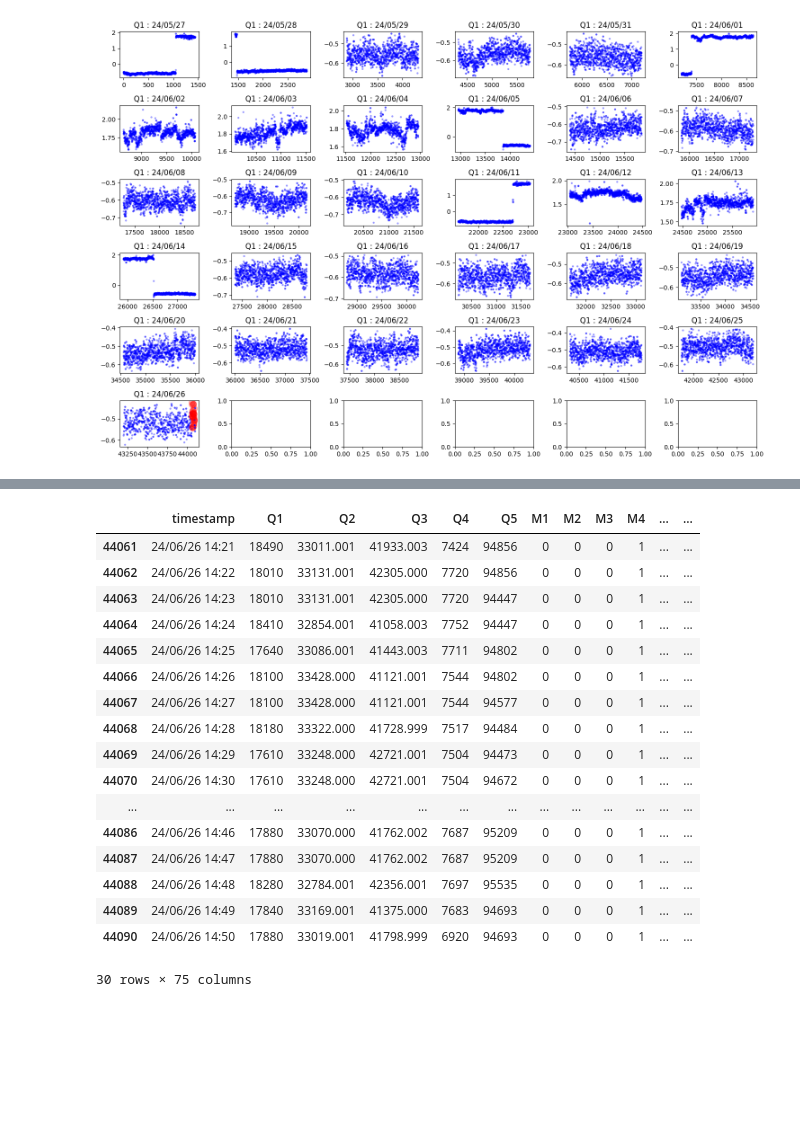
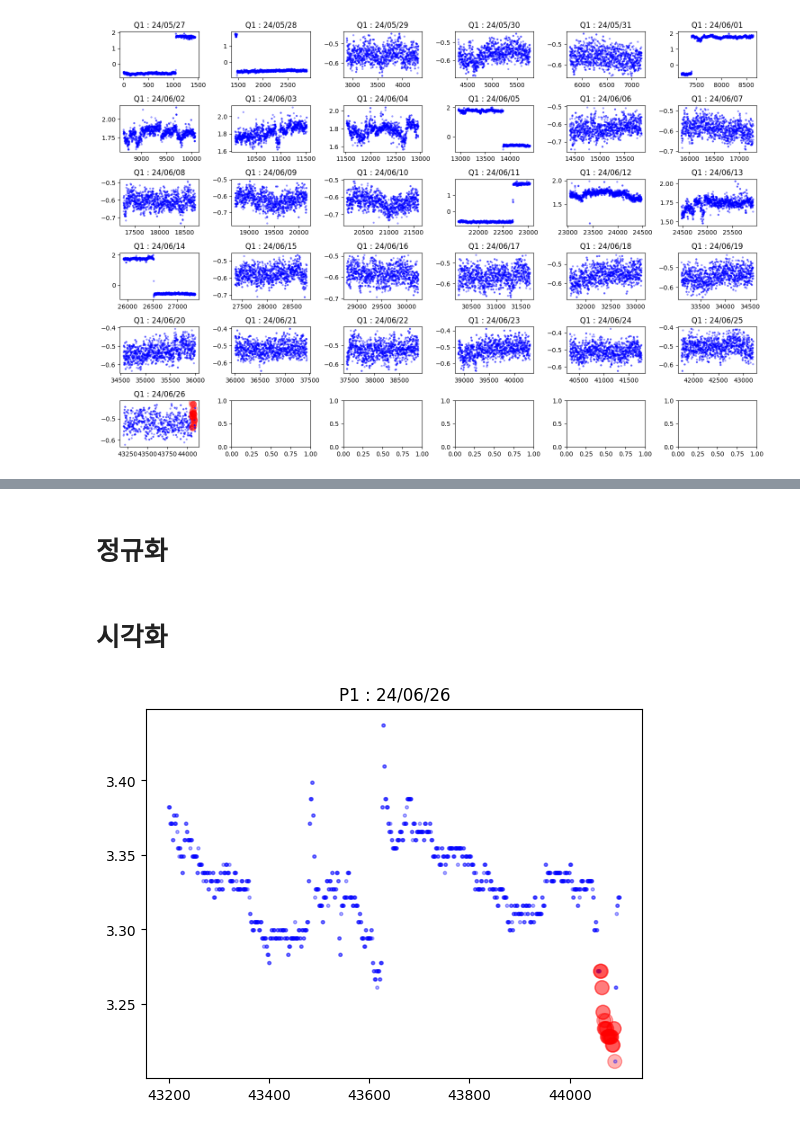
Before and after one commit to Kim-Yeon-Jun/Dacon, a Jupyter notebook: K-water/0_EDA.ipynb, the cells around one changed output, grey strips where cells are left out. Cells and saved outputs as stored; diff of their text form; code cells hidden in the pictures; blank space fills up the shorter version.

```diff
--- a/K-water/0_EDA.ipynb
+++ b/K-water/0_EDA.ipynb
@@ -184,21 +168,2 @@ df
-# %%
-df[df.anomaly == 1]
-# %% [output]
-|  | timestamp | Q1 | Q2 | Q3 | Q4 | Q5 | M1 | M2 | M3 | M4 | ... | ... |
-| 44061 | 24/06/26 14:21 | 18490 | 33011.001 | 41933.003 | 7424 | 94856 | 0 | 0 | 0 | 1 | ... | ... |
-| 44062 | 24/06/26 14:22 | 18010 | 33131.001 | 42305.000 | 7720 | 94856 | 0 | 0 | 0 | 1 | ... | ... |
-| 44063 | 24/06/26 14:23 | 18010 | 33131.001 | 42305.000 | 7720 | 94447 | 0 | 0 | 0 | 1 | ... | ... |
-| 44064 | 24/06/26 14:24 | 18410 | 32854.001 | 41058.003 | 7752 | 94447 | 0 | 0 | 0 | 1 | ... | ... |
-| 44065 | 24/06/26 14:25 | 17640 | 33086.001 | 41443.003 | 7711 | 94802 | 0 | 0 | 0 | 1 | ... | ... |
-| 44066 | 24/06/26 14:26 | 18100 | 33428.000 | 41121.001 | 7544 | 94802 | 0 | 0 | 0 | 1 | ... | ... |
-| 44067 | 24/06/26 14:27 | 18100 | 33428.000 | 41121.001 | 7544 | 94577 | 0 | 0 | 0 | 1 | ... | ... |
-| 44068 | 24/06/26 14:28 | 18180 | 33322.000 | 41728.999 | 7517 | 94484 | 0 | 0 | 0 | 1 | ... | ... |
-| 44069 | 24/06/26 14:29 | 17610 | 33248.000 | 42721.001 | 7504 | 94473 | 0 | 0 | 0 | 1 | ... | ... |
-| 44070 | 24/06/26 14:30 | 17610 | 33248.000 | 42721.001 | 7504 | 94672 | 0 | 0 | 0 | 1 | ... | ... |
-| ... | ... | ... | ... | ... | ... | ... | ... | ... | ... | ... | ... | ... |
-| 44086 | 24/06/26 14:46 | 17880 | 33070.000 | 41762.002 | 7687 | 95209 | 0 | 0 | 0 | 1 | ... | ... |
-| 44087 | 24/06/26 14:47 | 17880 | 33070.000 | 41762.002 | 7687 | 95209 | 0 | 0 | 0 | 1 | ... | ... |
-| 44088 | 24/06/26 14:48 | 18280 | 32784.001 | 42356.001 | 7697 | 95535 | 0 | 0 | 0 | 1 | ... | ... |
-| 44089 | 24/06/26 14:49 | 17840 | 33169.001 | 41375.000 | 7683 | 94693 | 0 | 0 | 0 | 1 | ... | ... |
-| 44090 | 24/06/26 14:50 | 17880 | 33019.001 | 41798.999 | 6920 | 94693 | 0 | 0 | 0 | 1 | ... | ... |
-30 rows × 75 columns
+# %% [markdown]
+# 정규화
@@ -204,0 +177,30 @@ df[df.anomaly == 1]
+# %% [markdown]
+# 시각화
+# %%
+def Visualize_Column(df, nrow, ncol, div_col_name:str, target_col_name:str, figs_x = 15, figs_y = 10, endpoint = False):
+    tmp = list(df[f'{div_col_name}'].unique())
+    if endpoint:
+        df_tmp = df[df[div_col_name] == tmp[-1]].copy()
+        colors = ['red' if val == 1 else 'blue' for val in df_tmp['anomaly']]
+        ss = [100 if val == 1 else 5 for val in df_tmp['anomaly']]
+        plt.scatter(df_tmp.index, df_tmp[target_col_name], color=colors, s=ss, alpha = 0.3)
+        plt.title(f'{target_col_name} : {tmp[-1]}')
+        plt.show()
+        return
+
+    fig, ax = plt.subplots(nrows = nrow, ncols = ncol, figsize=(figs_x, figs_y))
+    for i in range(len(tmp)):
+        row = i // nrow  # 7개의 열을 기준으로 행 번호 계산
+        col = i % ncol  # 열 번호 계산
+        df_tmp = df[df[div_col_name] == tmp[i]].copy()
+        colors = ['red' if val == 1 else 'blue' for val in df_tmp['anomaly']]
+        ss = [100 if val == 1 else 5 for val in df_tmp['anomaly']]
+        ax[row, col].scatter(df_tmp.index, df_tmp[target_col_name], color=colors, s=ss, alpha = 0.3)
+        ax[row, col].set_title(f'{target_col_name} : {tmp[i]}')
+
+    plt.tight_layout()
+    plt.show()
+# %%
+Visualize_Column(df, 6,6,'date','P1', endpoint=True)
+# %% [output]
+[figure, added]
```
Also changed, not shown: parts of 3 cells of this notebook.
